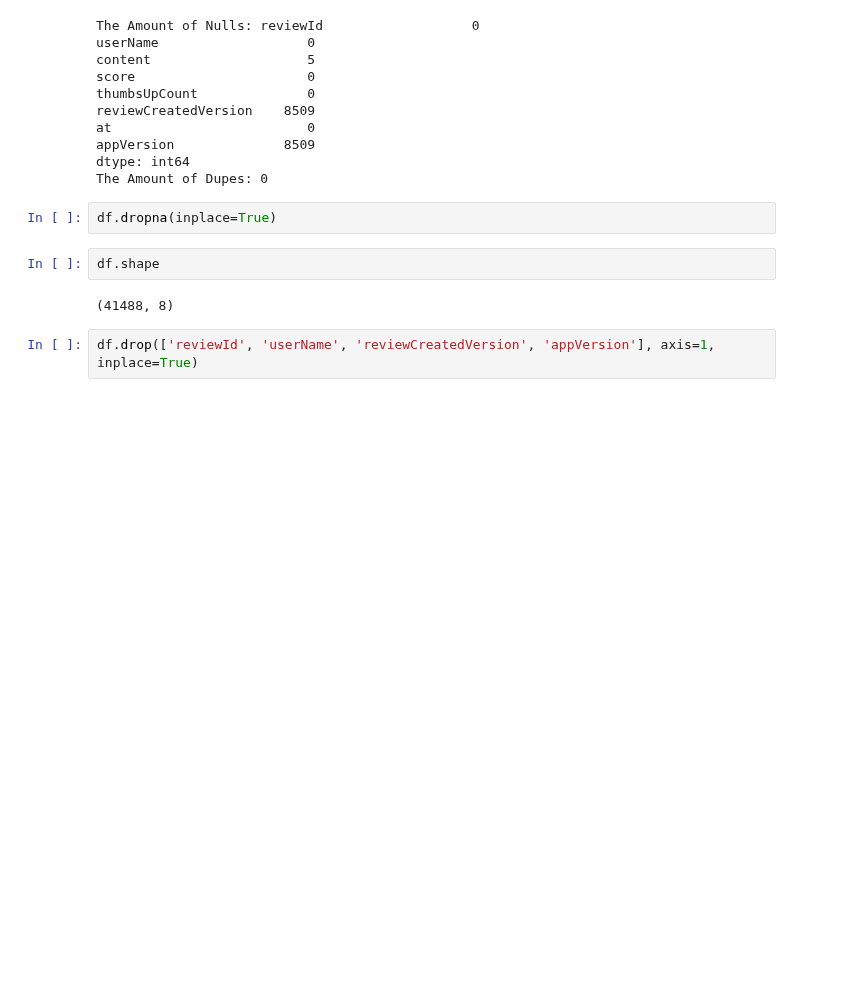
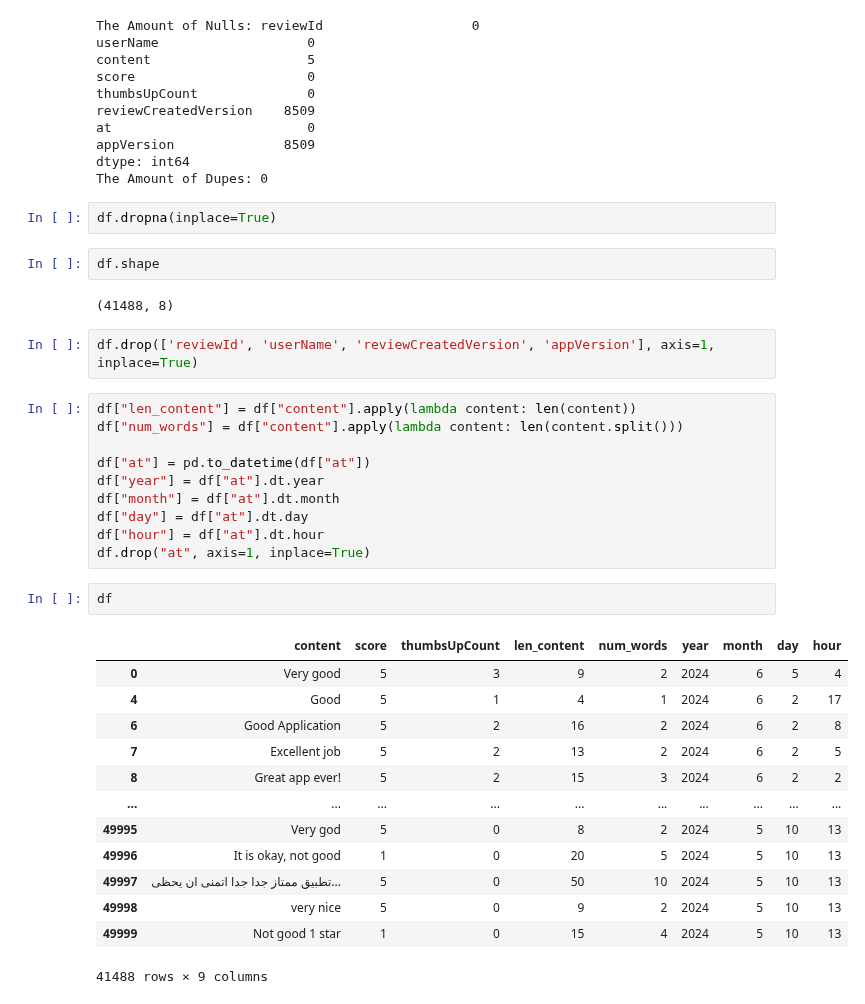
Before and after one commit to MaukanMir/NLP-Facebook-Reviews, a Jupyter notebook: training.ipynb, the cells around one changed output. Drawn from its saved outputs; the diff is of its cells as text; blank space fills up the shorter version.

```diff
--- a/training.ipynb
+++ b/training.ipynb
@@ -79,3 +79,29 @@ df.shape
 (41488, 8)
 # %%
 df.drop(['reviewId', 'userName', 'reviewCreatedVersion', 'appVersion'], axis=1, inplace=True)
+# %%
+df["len_content"] = df["content"].apply(lambda content: len(content))
+df["num_words"] = df["content"].apply(lambda content: len(content.split()))
+
+df["at"] = pd.to_datetime(df["at"])
+df["year"] = df["at"].dt.year
+df["month"] = df["at"].dt.month
+df["day"] = df["at"].dt.day
+df["hour"] = df["at"].dt.hour
+df.drop("at", axis=1, inplace=True)
+# %%
+df
+# %% [output]
+|  | content | score | thumbsUpCount | len_content | num_words | year | month | day | hour |
+| 0 | Very good | 5 | 3 | 9 | 2 | 2024 | 6 | 5 | 4 |
+| 4 | Good | 5 | 1 | 4 | 1 | 2024 | 6 | 2 | 17 |
+| 6 | Good Application | 5 | 2 | 16 | 2 | 2024 | 6 | 2 | 8 |
+| 7 | Excellent job | 5 | 2 | 13 | 2 | 2024 | 6 | 2 | 5 |
+| 8 | Great app ever! | 5 | 2 | 15 | 3 | 2024 | 6 | 2 | 2 |
+| ... | ... | ... | ... | ... | ... | ... | ... | ... | ... |
+| 49995 | Very god | 5 | 0 | 8 | 2 | 2024 | 5 | 10 | 13 |
+| 49996 | It is okay, not good | 1 | 0 | 20 | 5 | 2024 | 5 | 10 | 13 |
+| 49997 | تطبيق ممتاز جدا جدا اتمنى ان يحظى... | 5 | 0 | 50 | 10 | 2024 | 5 | 10 | 13 |
+| 49998 | very nice | 5 | 0 | 9 | 2 | 2024 | 5 | 10 | 13 |
+| 49999 | Not good 1 star | 1 | 0 | 15 | 4 | 2024 | 5 | 10 | 13 |
+41488 rows × 9 columns
```
